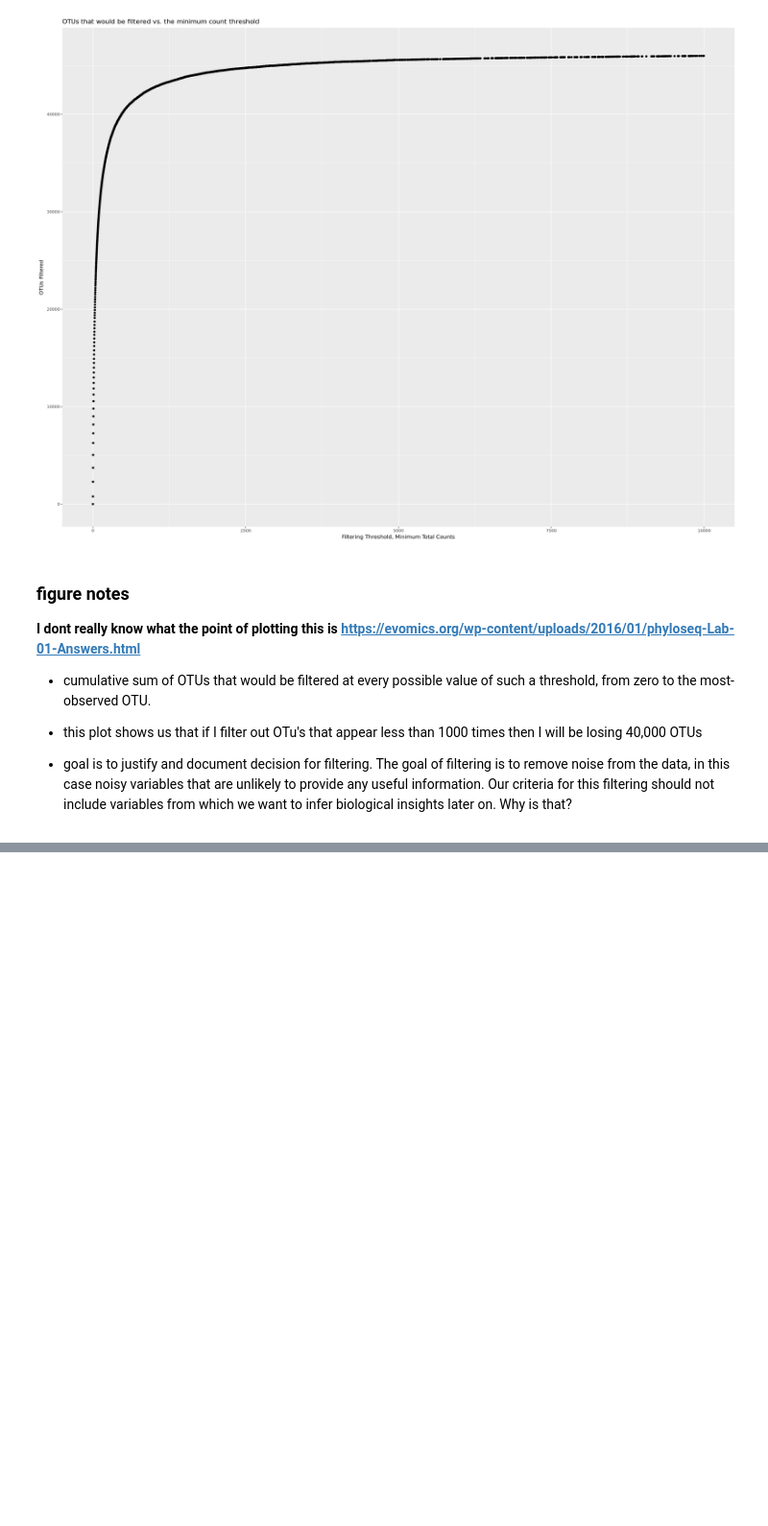
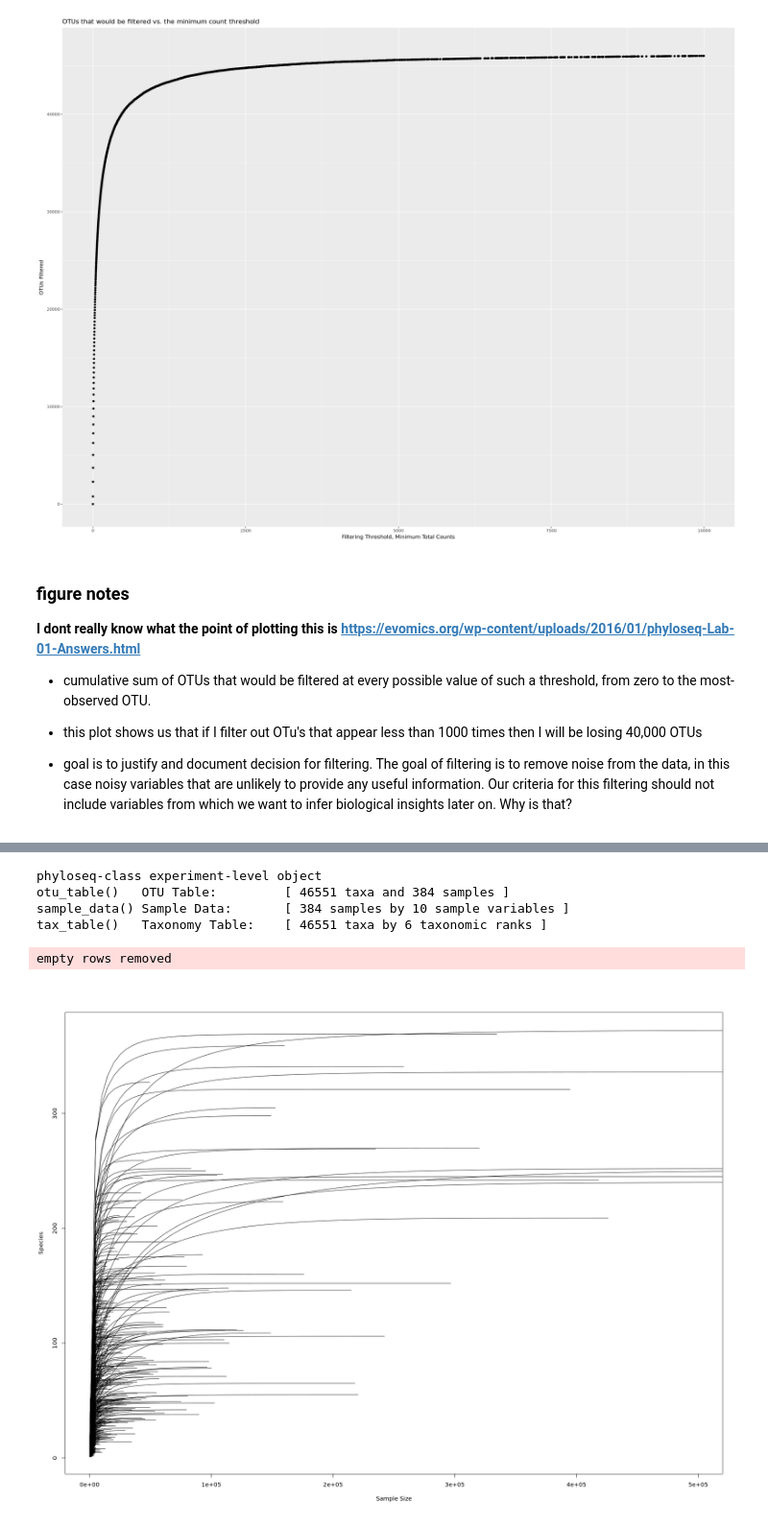
Before and after one commit to cdesouza02/BEL_16S_ITS2, a Jupyter notebook: BEL_16S_outputs/ps_processing.ipynb, the cells around one changed output, grey strips where cells are left out. Shown at 96% size. Cells and saved outputs as stored; diff of their text form; code cells hidden in the pictures; blank space fills up the shorter version.

```diff
--- a/BEL_16S_outputs/ps_processing.ipynb
+++ b/BEL_16S_outputs/ps_processing.ipynb
@@ -194,0 +234,22 @@ empty rows removed
+# %%
+#remove seq run1
+
+ps_no1 <- subset_samples(ps_prune, Seq_run != "1")
+ps_no1
+# %% [output]
+phyloseq-class experiment-level object
+otu_table()   OTU Table:         [ 46551 taxa and 384 samples ]
+sample_data() Sample Data:       [ 384 samples by 10 sample variables ]
+tax_table()   Taxonomy Table:    [ 46551 taxa by 6 taxonomic ranks ]
+# %%
+otu.rare.no1 = otu_table(ps_no1)
+otu.rare.no1 = as.data.frame(t(otu.rare.no1))
+sample_names = rownames(otu.rare.no1)
+
+# we will use vegan rarecurve zooming in to 500K
+# Zoom in directly using the xlim argument
+
+otu.rarecurve.no1 = rarecurve(otu.rare.no1, step = 5000, label = FALSE, xlim = c(0, 500000))
+# %% [output]
+empty rows removed
+[figure, added]
```
Also changed, not shown: parts of 49 cells of this notebook.
